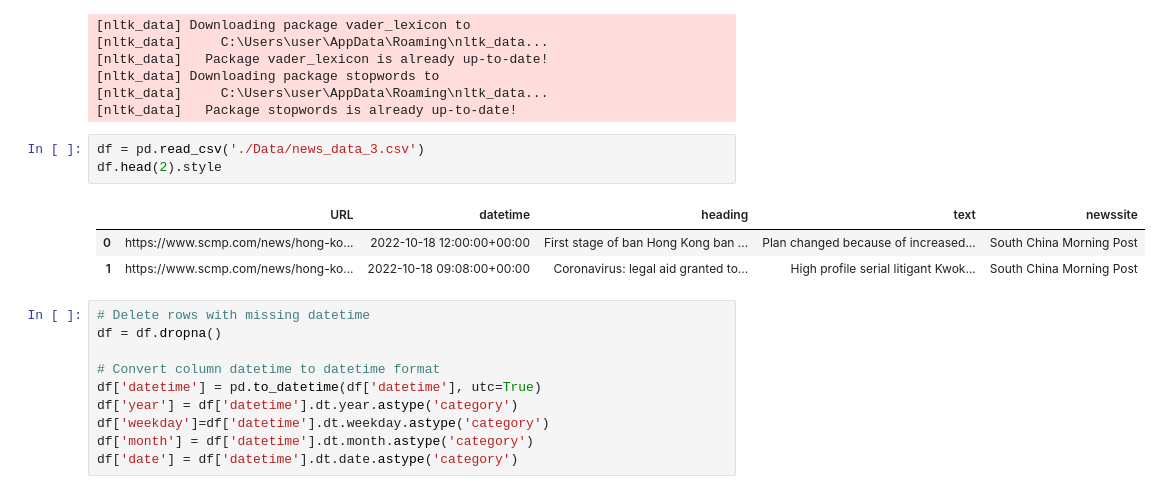
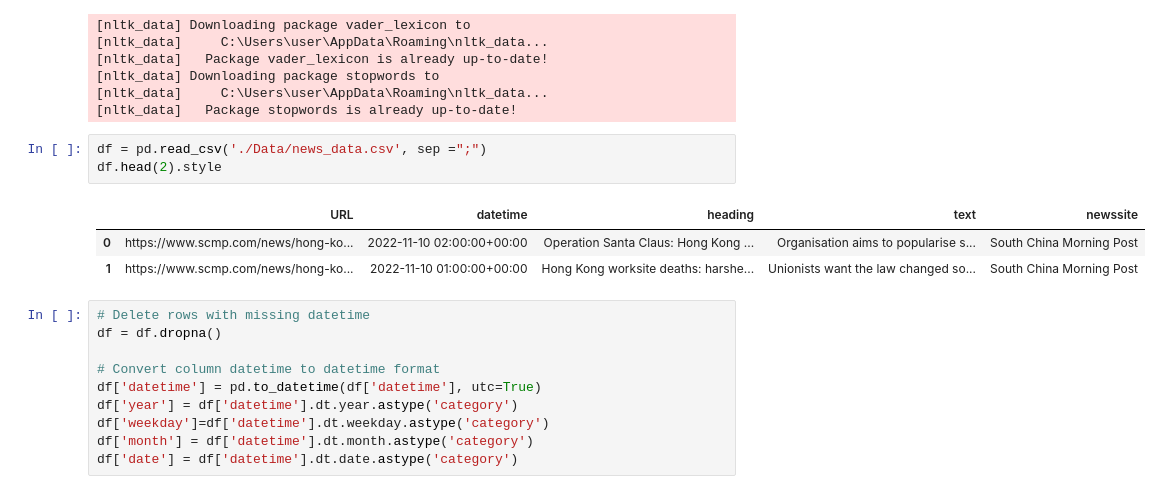
Before and after one commit to ispasojev/news-index-analysis, a Jupyter notebook: 1_Preprocessing.ipynb, the cells around one changed output. Drawn from its saved outputs; the diff is of its cells as text.

```diff
--- a/1_Preprocessing.ipynb
+++ b/1_Preprocessing.ipynb
@@ -57,12 +57,12 @@ import seaborn as sns
 [nltk_data]     C:\Users\user\AppData\Roaming\nltk_data...
 [nltk_data]   Package stopwords is already up-to-date!
 # %%
-df = pd.read_csv('./Data/news_data_3.csv')
+df = pd.read_csv('./Data/news_data.csv', sep =";")
 df.head(2).style
 # %% [output]
 |  | URL | datetime | heading | text | newssite |
-| 0 | https://www.scmp.com/news/hong-ko... | 2022-10-18 12:00:00+00:00 | First stage of ban Hong Kong ban ... | Plan changed because of increased... | South China Morning Post |
-| 1 | https://www.scmp.com/news/hong-ko... | 2022-10-18 09:08:00+00:00 | Coronavirus: legal aid granted to... | High profile serial litigant Kwok... | South China Morning Post |
+| 0 | https://www.scmp.com/news/hong-ko... | 2022-11-10 02:00:00+00:00 | Operation Santa Claus: Hong Kong ... | Organisation aims to popularise s... | South China Morning Post |
+| 1 | https://www.scmp.com/news/hong-ko... | 2022-11-10 01:00:00+00:00 | Hong Kong worksite deaths: harshe... | Unionists want the law changed so... | South China Morning Post |
 # %%
 # Delete rows with missing datetime
 df = df.dropna()
```
Also changed, not shown: parts of 16 cells of this notebook, 2 other files.
